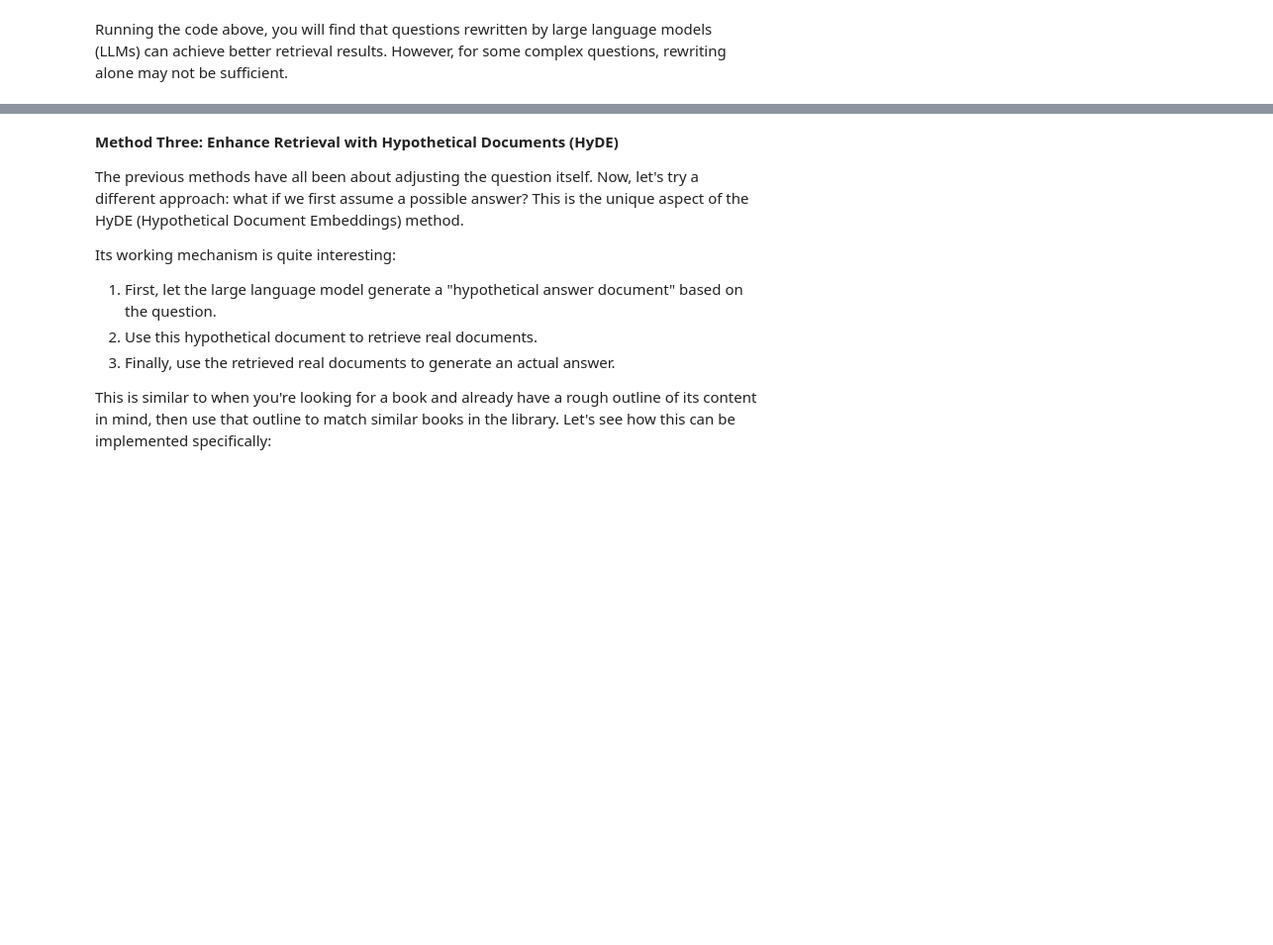
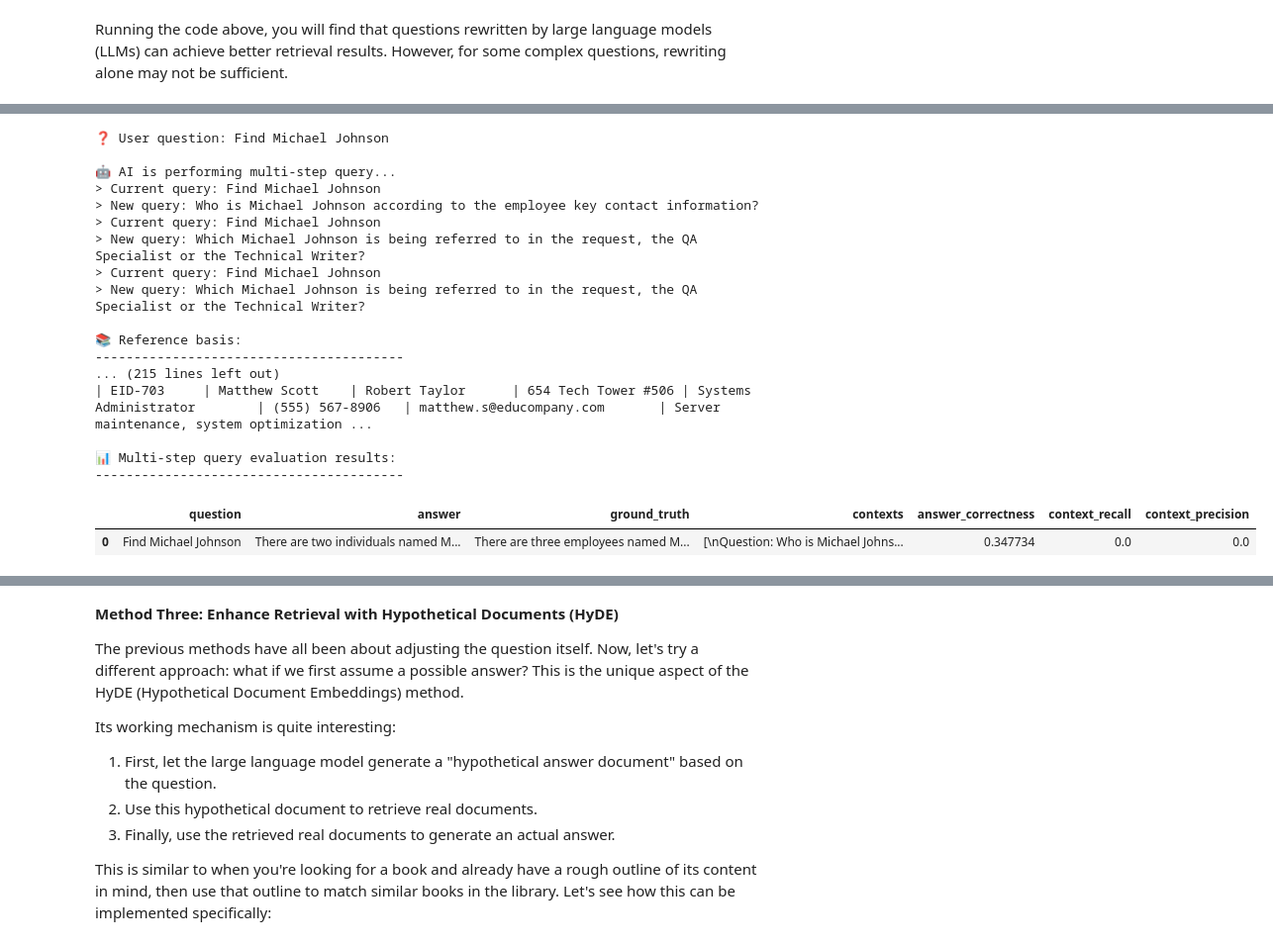
Before and after one commit to chenkai66/ACPCourseDevelop, a Jupyter notebook: p2_Build LLM Q&A System/2_5_Optimize_RAG_Application_to_Improve_QA_Accuracy.ipynb, the cells around one changed output, grey strips where cells are left out. Shown: that part at 99% size. Cells and saved outputs as stored; diff of their text form; code cells hidden in the pictures; blank space fills up the shorter version.

```diff
--- a/p2_Build LLM Q&A System/2_5_Optimize_RAG_Application_to_Improve_QA_Accuracy.ipynb
+++ b/p2_Build LLM Q&A System/2_5_Optimize_RAG_Application_to_Improve_QA_Accuracy.ipynb
@@ -1110,29 +1410,49 @@ Running the code above, you will find that questions rewritten by large language
 # %%
 from llama_index.core.indices.query.query_transform.base import (
     StepDecomposeQueryTransform,
 )
 step_decompose_transform = StepDecomposeQueryTransform(verbose=True)
 # set Logging to DEBUG for more detailed outputs
 from llama_index.core.query_engine import MultiStepQueryEngine
 query_engine = sentence_index.as_query_engine(streaming=True,similarity_top_k=5)
 query_engine = MultiStepQueryEngine(
     query_engine=query_engine,
     query_transform=step_decompose_transform,
-    index_summary="Company personnel information"
+    index_summary="Employee Key Contact Information"
 )
 print(f"❓ User question: {question}\n")
 print("🤖 AI is performing multi-step query...")
 response = query_engine.query(question)
 print("\n📚 Reference basis:")
 print("-" * 40)
 for i, node in enumerate(response.source_nodes, 1):
     print(f"\nDocument fragment {i}:")
     print("-" * 30)
     print(node.text)
 
 # Evaluation results
 print("\n📊 Multi-step query evaluation results:")
 print("-" * 40)
 evaluation_score = evaluate_result(question, response, ground_truth)
 display(evaluation_score)
+# %% [output]
+❓ User question: Find Michael Johnson
+
+🤖 AI is performing multi-step query...
+> Current query: Find Michael Johnson
+> New query: Who is Michael Johnson according to the employee key contact information?
+> Current query: Find Michael Johnson
+> New query: Which Michael Johnson is being referred to in the request, the QA Specialist or the Technical Writer?
+> Current query: Find Michael Johnson
+> New query: Which Michael Johnson is being referred to in the request, the QA Specialist or the Technical Writer?
+
+📚 Reference basis:
+----------------------------------------
+... (215 lines left out)
+| EID-703     | Matthew Scott    | Robert Taylor      | 654 Tech Tower #506 | Systems Administrator        | (555) 567-8906   | matthew.s@educompany.com       | Server maintenance, system optimization ...
+
+📊 Multi-step query evaluation results:
+----------------------------------------
+|  | question | answer | ground_truth | contexts | answer_correctness | context_recall | context_precision |
+| 0 | Find Michael Johnson | There are two individuals named M... | There are three employees named M... | [\nQuestion: Who is Michael Johns... | 0.347734 | 0.0 | 0.0 |
 # %% [markdown]
```
Also changed, not shown: parts of 39 cells of this notebook, 4 other files.
